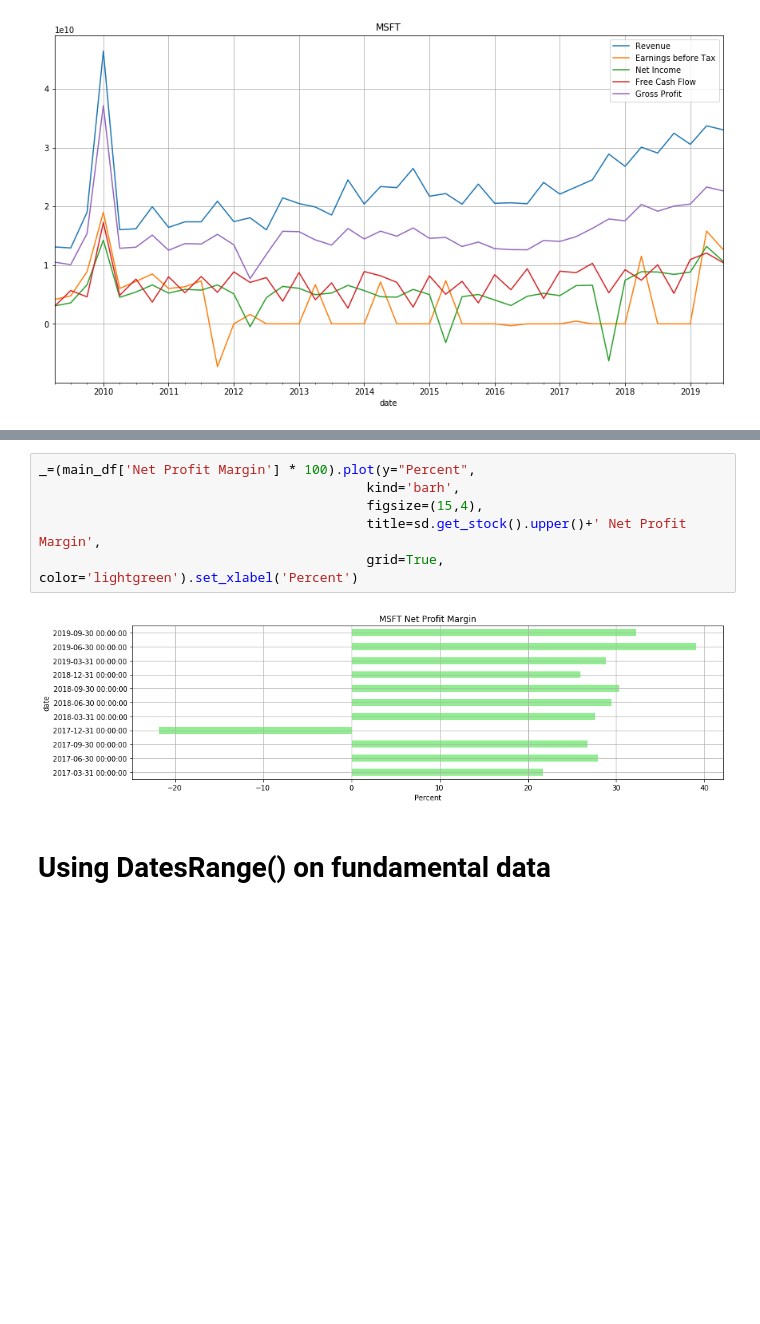
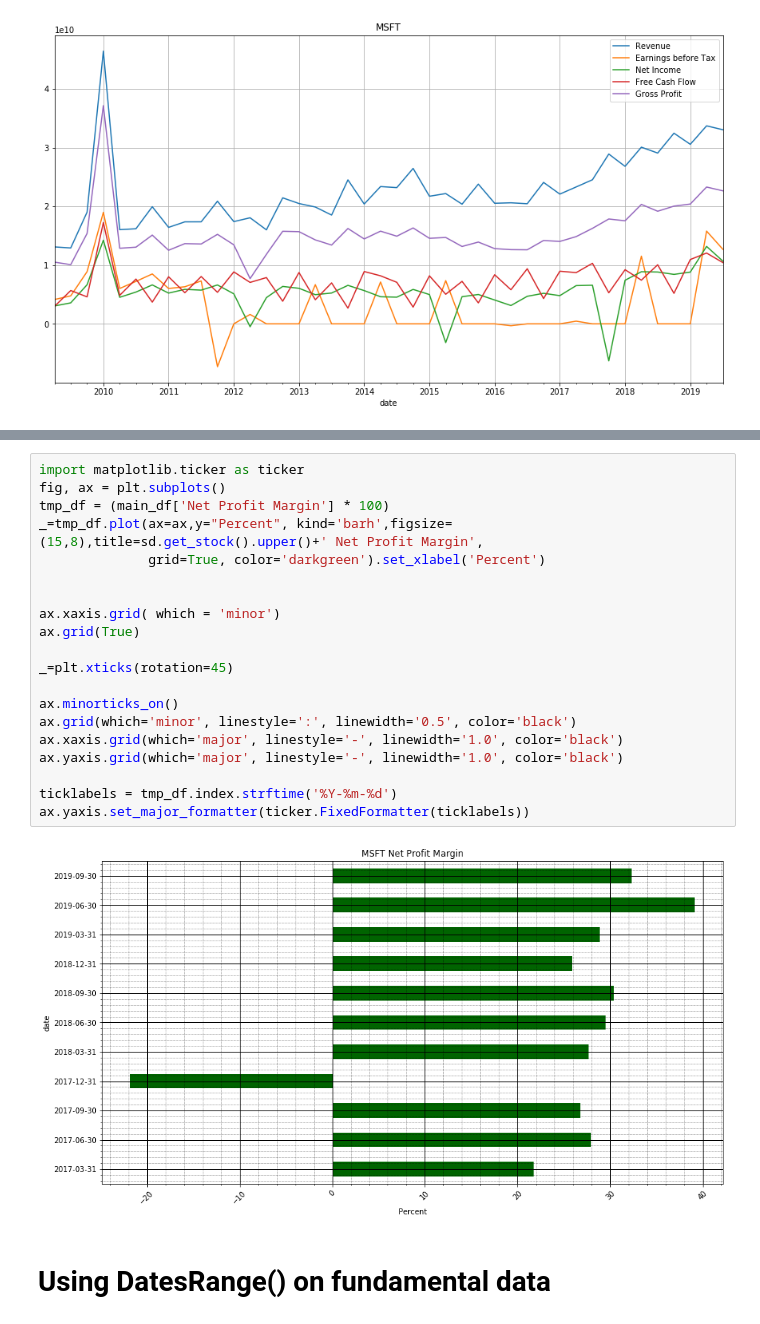
Before and after one commit to sabawi/getstockdata, a Jupyter notebook: test_data.ipynb, the cells around one changed output, grey strips where cells are left out. Cells and saved outputs as stored; diff of their text form; blank space fills up the shorter version.

```diff
--- a/test_data.ipynb
+++ b/test_data.ipynb
@@ -194,14 +190,28 @@ ax.xaxis.set_major_formatter(ticker.FixedFormatter(ticklabels))
 #ax.yaxis.set_major_formatter(ticker.FormatStrFormatter('%.2f'))
 # %% [output]
 [figure]
-# %%
-_=(main_df['Net Profit Margin'] * 100).plot(y="Percent",
-                                          kind='barh',
-                                          figsize=(15,4),
-                                          title=sd.get_stock().upper()+' Net Profit Margin',
-                                          grid=True, color='lightgreen').set_xlabel('Percent')
-# %% [output]
-[figure, removed]
+# %%
+import matplotlib.ticker as ticker
+fig, ax = plt.subplots()
+tmp_df = (main_df['Net Profit Margin'] * 100)
+_=tmp_df.plot(ax=ax,y="Percent", kind='barh',figsize=(15,8),title=sd.get_stock().upper()+' Net Profit Margin',
+              grid=True, color='darkgreen').set_xlabel('Percent')
+
+
+ax.xaxis.grid( which = 'minor')
+ax.grid(True)
+
+_=plt.xticks(rotation=45)
+
+ax.minorticks_on()
+ax.grid(which='minor', linestyle=':', linewidth='0.5', color='black')
+ax.xaxis.grid(which='major', linestyle='-', linewidth='1.0', color='black')
+ax.yaxis.grid(which='major', linestyle='-', linewidth='1.0', color='black')
+
+ticklabels = tmp_df.index.strftime('%Y-%m-%d')
+ax.yaxis.set_major_formatter(ticker.FixedFormatter(ticklabels))
+# %% [output]
+[figure, added]
 # %% [markdown]
 # Using DatesRange() on fundamental data
 # %%
```
Also changed, not shown: parts of 5 cells of this notebook.
